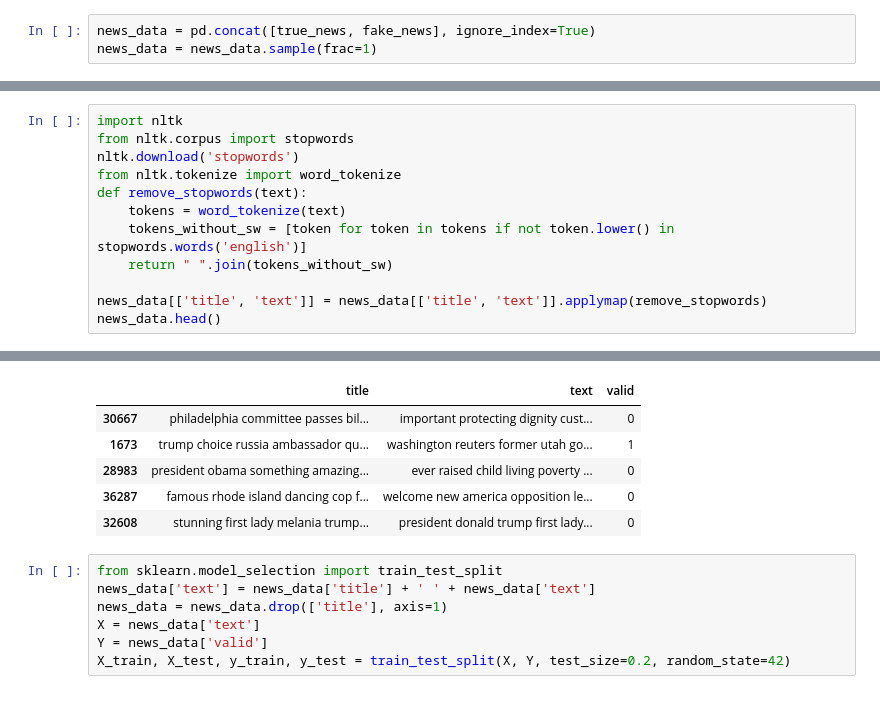
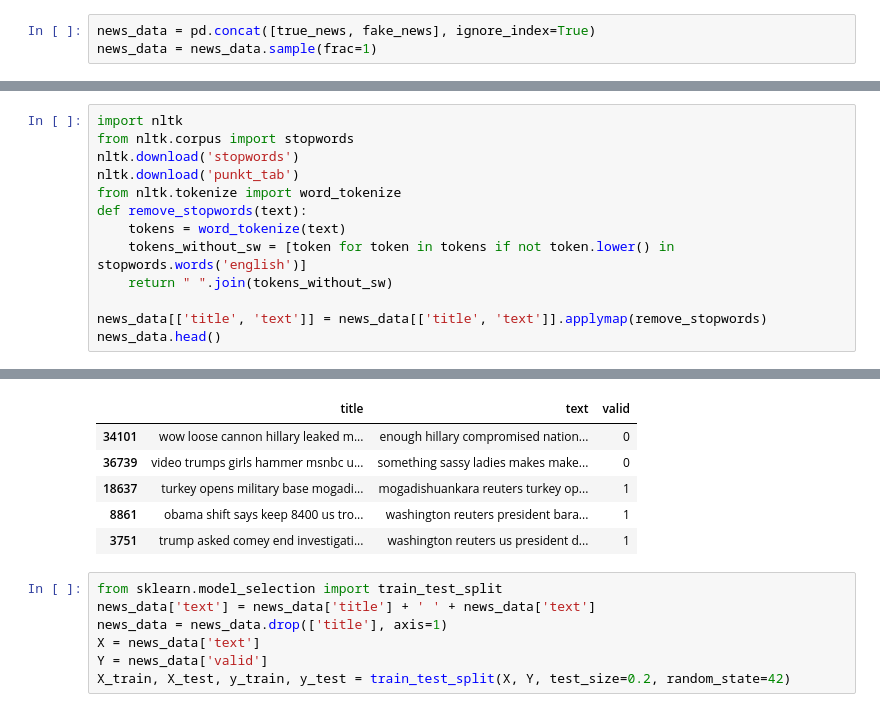
Before and after one commit to YashwantBhosale/Fake-News-Detection, a Jupyter notebook: Fake News Detection.ipynb, the cells around one changed output, grey strips where cells are left out. Saved outputs shown, nothing was run; the diff lists cells and outputs as text.

```diff
--- a/Fake News Detection.ipynb
+++ b/Fake News Detection.ipynb
@@ -39,6 +39,7 @@ news_data.head()
 import nltk
 from nltk.corpus import stopwords
 nltk.download('stopwords')
+nltk.download('punkt_tab')
 from nltk.tokenize import word_tokenize
 def remove_stopwords(text):
     tokens = word_tokenize(text)
@@ -54,9 +56,9 @@ news_data.head()
 |  | title | text | valid |
-| 30667 | philadelphia committee passes bil... | important protecting dignity cust... | 0 |
-| 1673 | trump choice russia ambassador qu... | washington reuters former utah go... | 1 |
-| 28983 | president obama something amazing... | ever raised child living poverty ... | 0 |
-| 36287 | famous rhode island dancing cop f... | welcome new america opposition le... | 0 |
-| 32608 | stunning first lady melania trump... | president donald trump first lady... | 0 |
+| 34101 | wow loose cannon hillary leaked m... | enough hillary compromised nation... | 0 |
+| 36739 | video trumps girls hammer msnbc u... | something sassy ladies makes make... | 0 |
+| 18637 | turkey opens military base mogadi... | mogadishuankara reuters turkey op... | 1 |
+| 8861 | obama shift says keep 8400 us tro... | washington reuters president bara... | 1 |
+| 3751 | trump asked comey end investigati... | washington reuters us president d... | 1 |
 # %%
 from sklearn.model_selection import train_test_split
 news_data['text'] = news_data['title'] + ' ' + news_data['text']
```
Also changed, not shown: parts of 5 cells of this notebook, 1 other file.
